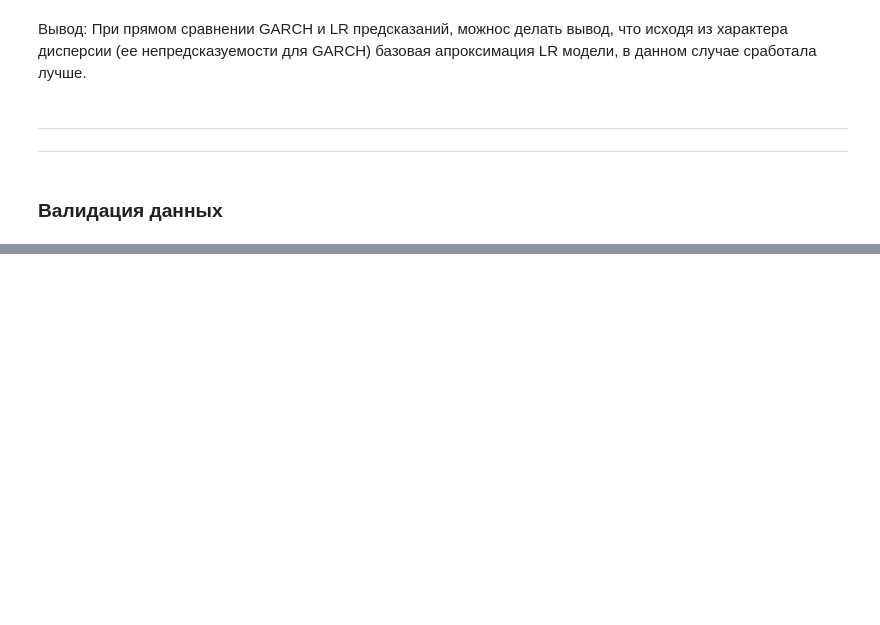
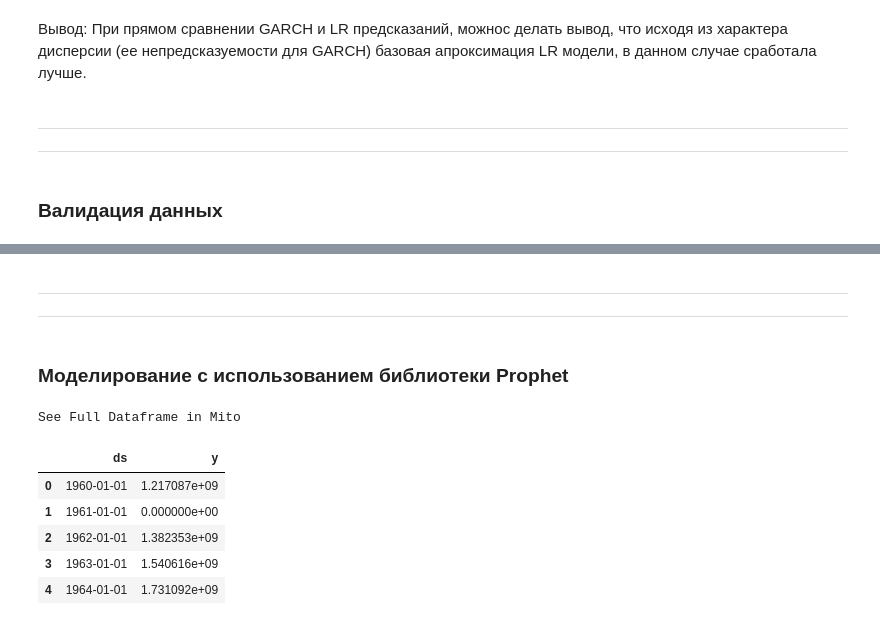
Before and after one commit to hotdonkey/data_science, a Jupyter notebook: Project_7/Project_7.ipynb, the cells around one changed output, grey strips where cells are left out. Drawn from its saved outputs; the diff is of its cells as text; code cells hidden in the pictures; blank space fills up the shorter version.

```diff
--- a/Project_7/Project_7.ipynb
+++ b/Project_7/Project_7.ipynb
@@ -602,0 +605,18 @@ RMSE на walk forward валидации: 3581369261.128
+# %% [markdown]
+---
+___
+# %% [markdown]
+### Моделирование с использованием библиотеки Prophet
+# %%
+# Инициализируем данные
+df = pd.read_csv('./data/ghana_gdp.csv', parse_dates=['year'])
+df.rename(columns={'year': 'ds','GDP (current US$)':'y'}, inplace=True)
+df.head()
+# %% [output]
+See Full Dataframe in Mito
+|  | ds | y |
+| 0 | 1960-01-01 | 1.217087e+09 |
+| 1 | 1961-01-01 | 0.000000e+00 |
+| 2 | 1962-01-01 | 1.382353e+09 |
+| 3 | 1963-01-01 | 1.540616e+09 |
+| 4 | 1964-01-01 | 1.731092e+09 |
```
Also changed, not shown: parts of 8 cells of this notebook.
